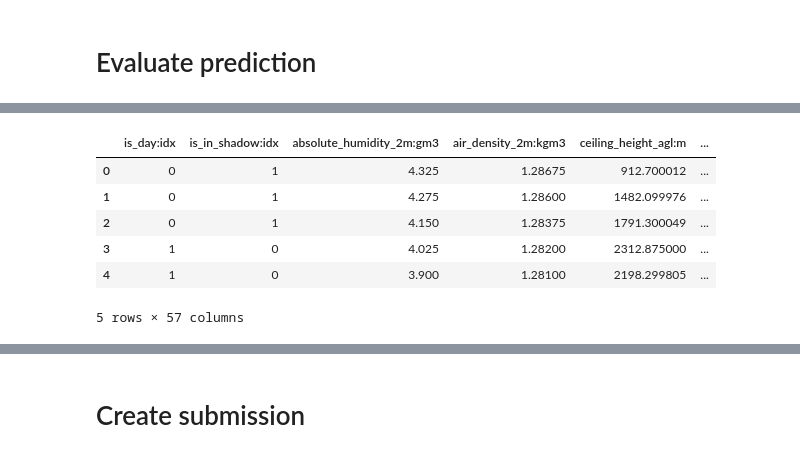
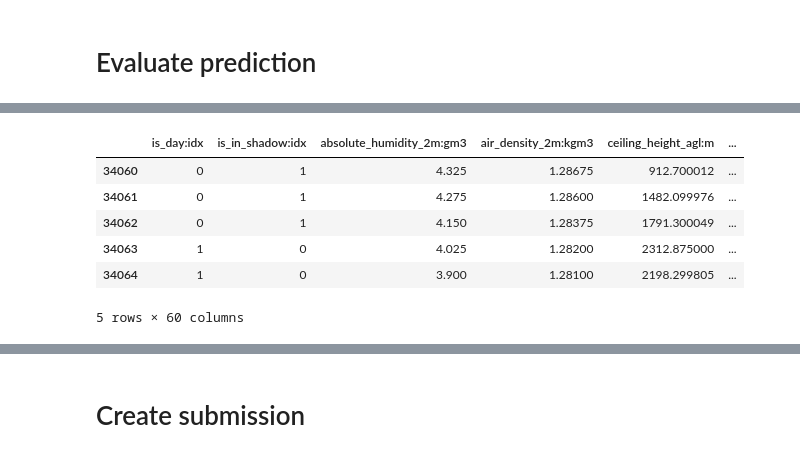
Before and after one commit to olejacobmellgren/solar-panel-energy-ml, a Jupyter notebook: model_notebooks/pycaret.ipynb, the cells around one changed output, grey strips where cells are left out. Drawn from its saved outputs; the diff is of its cells as text; code cells hidden in the pictures.

```diff
--- a/model_notebooks/pycaret.ipynb
+++ b/model_notebooks/pycaret.ipynb
@@ -191,6 +191,10 @@ Name: date_forecast, dtype: datetime64[ns]
 # %%
 import data_func.timeseasonality as DTS
 import data_func.one_hot_encoding as OHE
+import data_func.date_forecast as DTF
+
+columns_to_drop = ['snow_density:kgm3', 'elevation:m', 'snow_drift:idx', 'date_forecast']
+
 for i in range(len(X_train)):
     X_train[i] = DTS.append_seasonal_columns(X_train[i])
     X_train[i] = DTF.date_forecast_columns(X_train[i])
@@ -213,8 +217,8 @@ for i in range(len(X_frames_test)):
      X_train[i] = OHE.one_hot_encode(X_train[i],OH_columns)
      X_frames_test[i] = OHE.one_hot_encode(X_frames_test[i], OH_columns)
      X_frames_test[i] = fix_categorical(X_train[i], X_frames_test[i])
-     X_train[i].drop(columns=['date_forecast'], inplace=True)
-     X_frames_test[i].drop(columns=['date_forecast'], inplace=True)
+     X_train[i].drop(columns=columns_to_drop, inplace=True)
+     X_frames_test[i].drop(columns=columns_to_drop, inplace=True)
 
 def combine_features(df, listOfFeaturesToCombine):
     for features in listOfFeaturesToCombine:
@@ -281,8 +283,6 @@ df[(df['A'] != 0) | (df['B'] != 0) | (df['C'] != 0)]
 values = {"ceiling_height_agl:m": 20000, "cloud_base_agl:m": 20000}
 
 for i in range(len(X_train)):
-    X_train[i].drop(columns=['snow_density:kgm3', 'elevation:m'], inplace=True)
-    X_frames_test[i].drop(columns=['snow_density:kgm3', 'elevation:m'], inplace=True)
     X_train[i].fillna(value=values, inplace=True)
     X_frames_test[i].fillna(value=values, inplace=True)
     X_frames_test[i].fillna(0, inplace=True) # fills remaining NaN vals with 0, (specifically for one-hot encoded columns with NaN)
@@ -364,5 +436,5 @@ interactive(children=(ToggleButtons(description='Plot Type:', icons=('',), optio
 # %%
-predict_a = setup_a.predict_model(best_a, data=X_frames_test_pd)
+predict_a = setup_a.predict_model(best_a, data=X_frames_test[0])
 predict_b = setup_b.predict_model(best_b, data=X_frames_test[1])
 predict_c = setup_c.predict_model(best_c, data=X_frames_test[2])
 
@@ -372,8 +446,8 @@ predict_a.head()
 |  | is_day:idx | is_in_shadow:idx | absolute_humidity_2m:gm3 | air_density_2m:kgm3 | ceiling_height_agl:m | ... |
-| 0 | 0 | 1 | 4.325 | 1.28675 | 912.700012 | ... |
-| 1 | 0 | 1 | 4.275 | 1.28600 | 1482.099976 | ... |
-| 2 | 0 | 1 | 4.150 | 1.28375 | 1791.300049 | ... |
-| 3 | 1 | 0 | 4.025 | 1.28200 | 2312.875000 | ... |
-| 4 | 1 | 0 | 3.900 | 1.28100 | 2198.299805 | ... |
+| 34060 | 0 | 1 | 4.325 | 1.28675 | 912.700012 | ... |
+| 34061 | 0 | 1 | 4.275 | 1.28600 | 1482.099976 | ... |
+| 34062 | 0 | 1 | 4.150 | 1.28375 | 1791.300049 | ... |
+| 34063 | 1 | 0 | 4.025 | 1.28200 | 2312.875000 | ... |
+| 34064 | 1 | 0 | 3.900 | 1.28100 | 2198.299805 | ... |
-5 rows × 57 columns
+5 rows × 60 columns
 # %%
```
Also changed, not shown: parts of 8 cells of this notebook, 5 other files.
